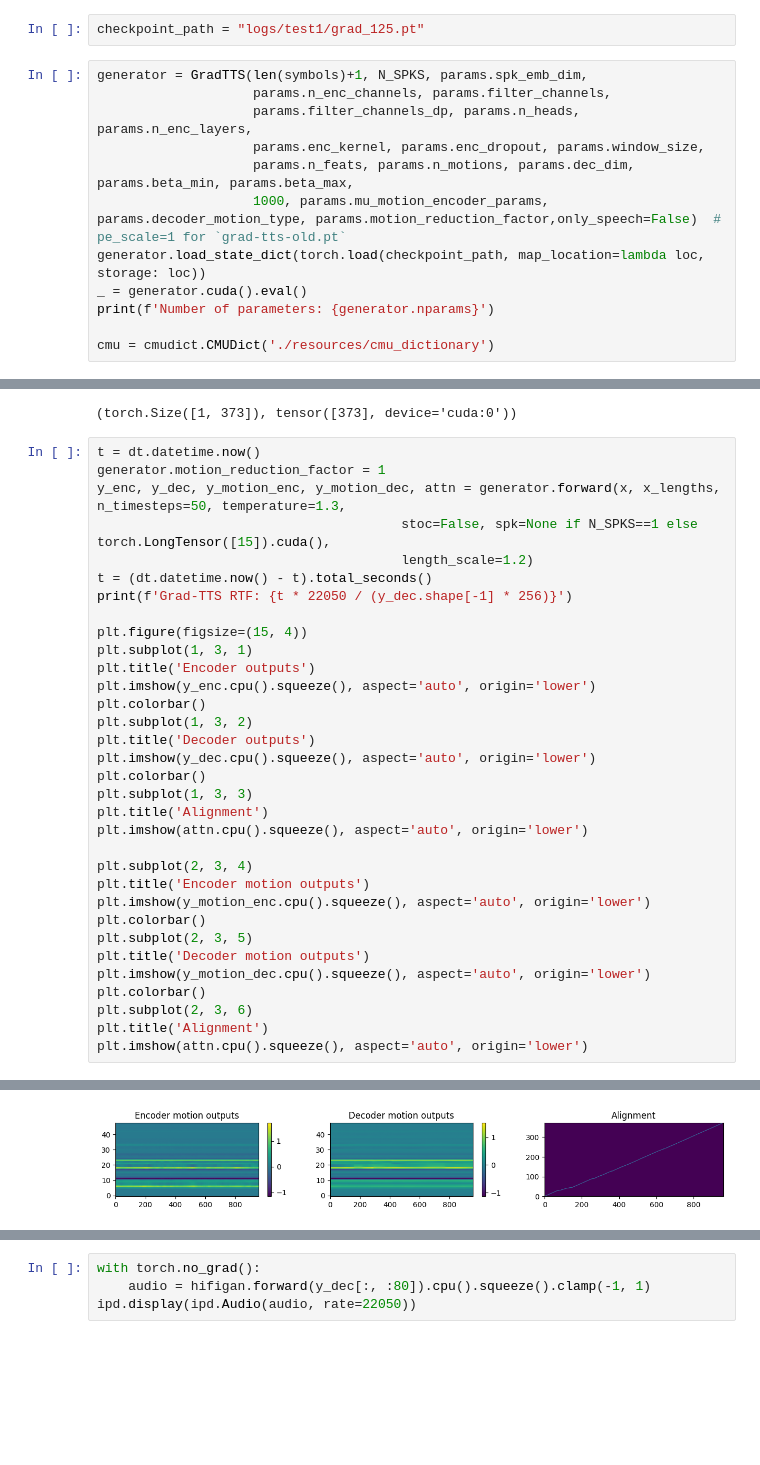
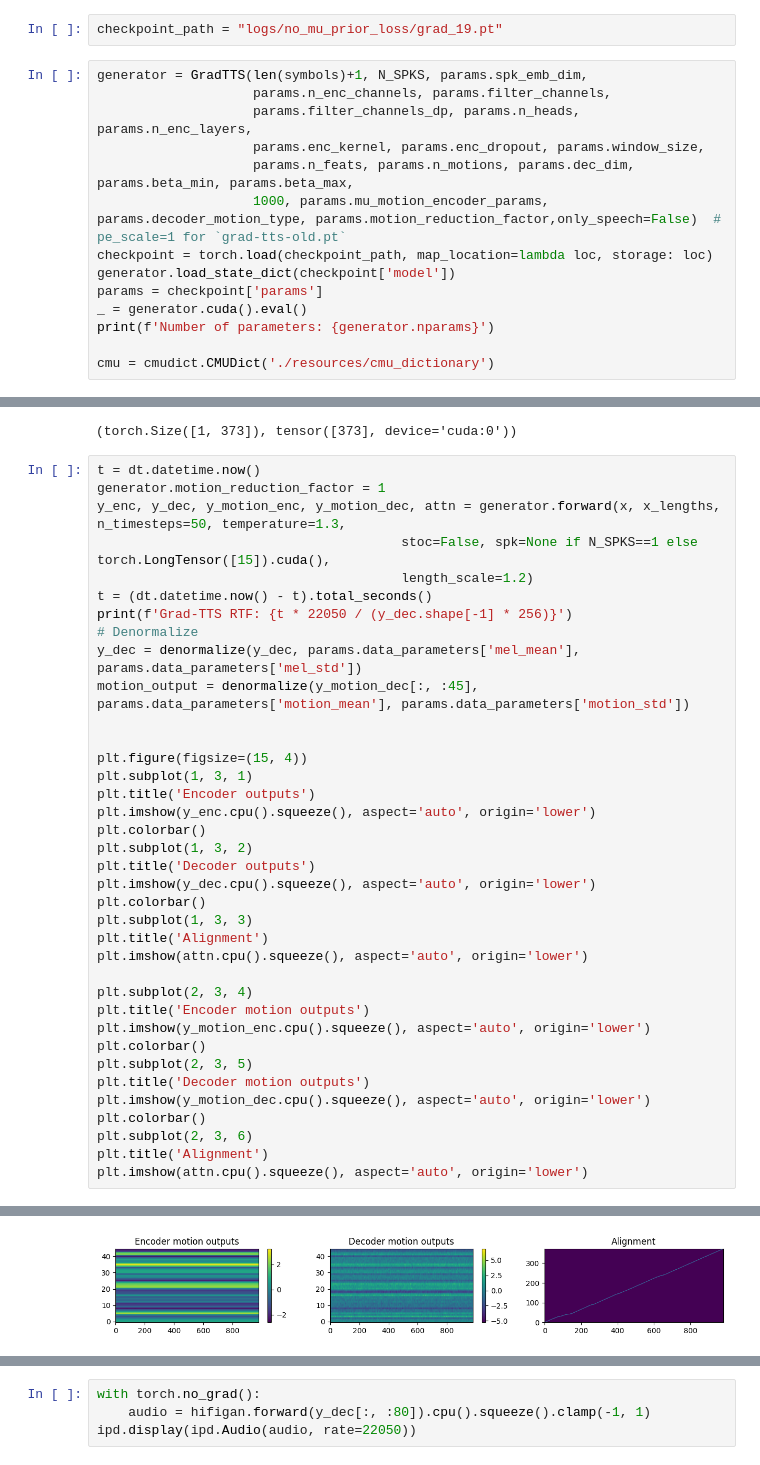
Before and after one commit to shivammehta25/Grad-TTS_Repo, a Jupyter notebook: Grad-TTS/inference.ipynb, the cells around one changed output, grey strips where cells are left out. Saved outputs shown, nothing was run; the diff lists cells and outputs as text; blank space fills up the shorter version.

```diff
--- a/Grad-TTS/inference.ipynb
+++ b/Grad-TTS/inference.ipynb
@@ -52,7 +53,7 @@ https://scikit-learn.org/stable/model_persistence.html#security-maintainability-
 # %%
 N_SPKS = 1  # 247 for Libri-TTS model and 1 for single speaker (LJSpeech)
 # %%
-checkpoint_path = "logs/test1/grad_125.pt"
+checkpoint_path = "logs/no_mu_prior_loss/grad_19.pt"
 # %%
 generator = GradTTS(len(symbols)+1, N_SPKS, params.spk_emb_dim,
                     params.n_enc_channels, params.filter_channels,
@@ -60,7 +61,9 @@ generator = GradTTS(len(symbols)+1, N_SPKS, params.spk_emb_dim,
                     params.enc_kernel, params.enc_dropout, params.window_size,
                     params.n_feats, params.n_motions, params.dec_dim, params.beta_min, params.beta_max,
                     1000, params.mu_motion_encoder_params, params.decoder_motion_type, params.motion_reduction_factor,only_speech=False)  # pe_scale=1 for `grad-tts-old.pt`
-generator.load_state_dict(torch.load(checkpoint_path, map_location=lambda loc, storage: loc))
+checkpoint = torch.load(checkpoint_path, map_location=lambda loc, storage: loc)
+generator.load_state_dict(checkpoint['model'])
+params = checkpoint['params']
 _ = generator.cuda().eval()
 print(f'Number of parameters: {generator.nparams}')
 
@@ -93,6 +96,10 @@ y_enc, y_dec, y_motion_enc, y_motion_dec, attn = generator.forward(x, x_lengths,
                                        length_scale=1.2)
 t = (dt.datetime.now() - t).total_seconds()
 print(f'Grad-TTS RTF: {t * 22050 / (y_dec.shape[-1] * 256)}')
+# Denormalize
+y_dec = denormalize(y_dec, params.data_parameters['mel_mean'], params.data_parameters['mel_std'])
+motion_output = denormalize(y_motion_dec[:, :45], params.data_parameters['motion_mean'], params.data_parameters['motion_std'])
+
 
 plt.figure(figsize=(15, 4))
 plt.subplot(1, 3, 1)
@@ -123,5 +130,5 @@ Grad-TTS RTF: 0.7523555519311064
 <matplotlib.image.AxesImage at 0x...>
-[figure, old version]
+[figure, new version]
 # %%
 y_dec.shape, y_motion_dec.shape
 # %% [output]
```
Also changed, not shown: parts of 6 cells of this notebook, 4 other files.
